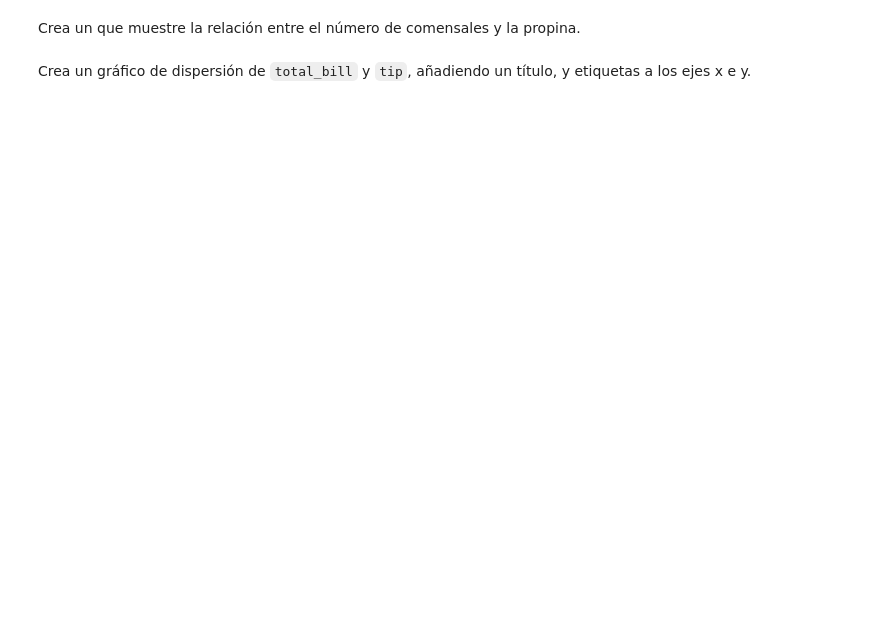
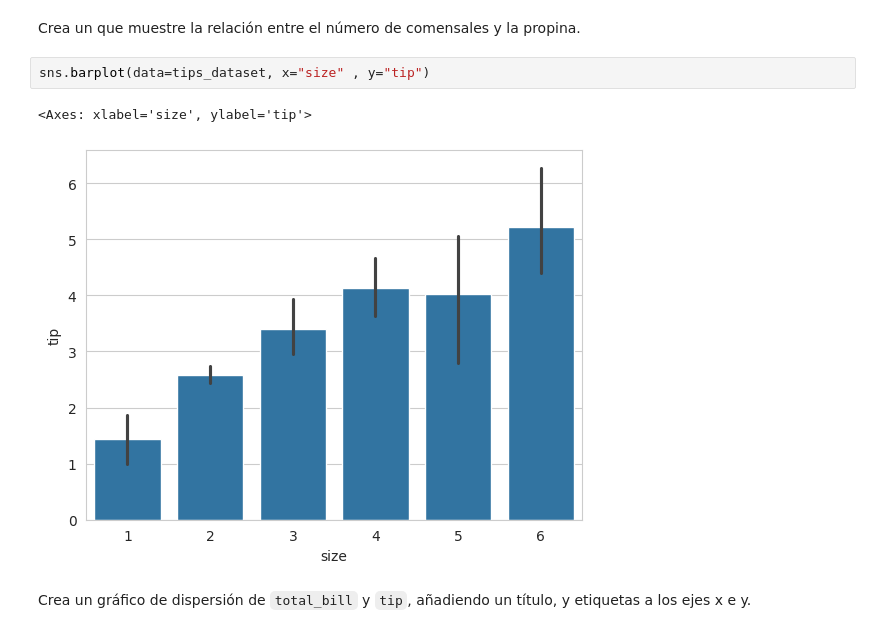
Before and after one commit to aletej96/Python-classes, a Jupyter notebook: Notebooks/LESSON III-INTRO TO MATPLOTLIB Y SEABORN.ipynb, the cells around one changed output. Saved outputs shown, nothing was run; the diff lists cells and outputs as text; blank space fills up the shorter version.

```diff
--- a/Notebooks/LESSON III-INTRO TO MATPLOTLIB Y SEABORN.ipynb
+++ b/Notebooks/LESSON III-INTRO TO MATPLOTLIB Y SEABORN.ipynb
@@ -289,5 +289,10 @@ sns.barplot(data=tips_dataset, x='tip', y='total_bill')
 # %% [markdown]
 Crea un que muestre la relación entre el número de comensales y la propina.
+# %%
+sns.barplot(data=tips_dataset, x="size" , y="tip")
+# %% [output]
+<Axes: xlabel='size', ylabel='tip'>
+[figure, added]
 # %% [markdown]
 Crea un gráfico de dispersión de `total_bill` y `tip`, añadiendo un título, y etiquetas a los ejes x e y.
 # %%
```
Also changed, not shown: parts of 17 cells of this notebook.
